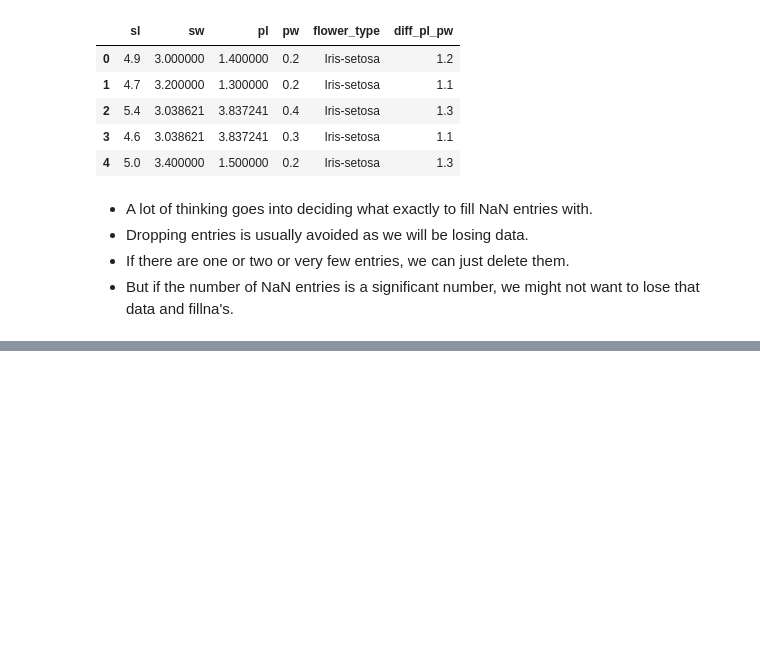
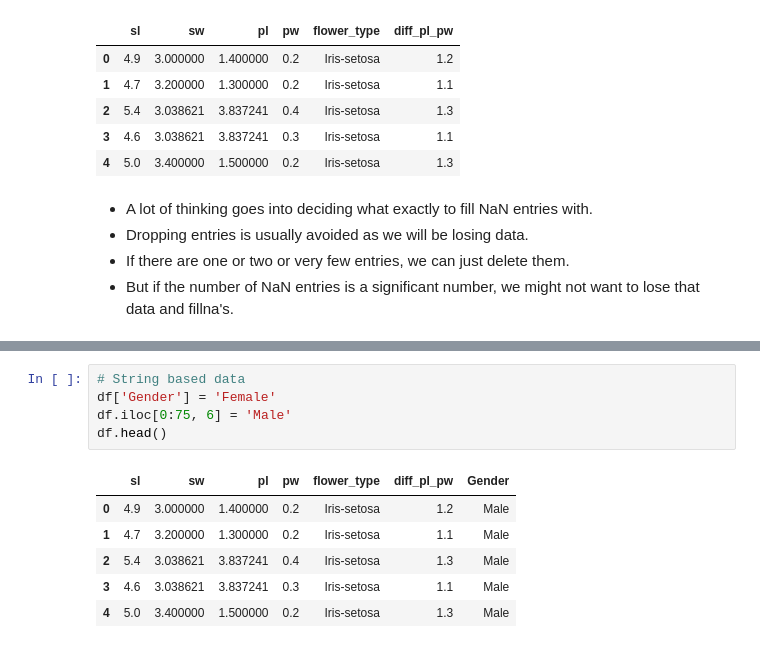
Before and after one commit to ColdTeapot/cn_ml, a Jupyter notebook: Pandas.ipynb, the cells around one changed output, grey strips where cells are left out. Saved outputs shown, nothing was run; the diff lists cells and outputs as text; blank space fills up the shorter version.

```diff
--- a/Pandas.ipynb
+++ b/Pandas.ipynb
@@ -756,0 +767,12 @@ df.head()
+# %%
+# String based data
+df['Gender'] = 'Female'
+df.iloc[0:75, 6] = 'Male'
+df.head()
+# %% [output]
+|  | sl | sw | pl | pw | flower_type | diff_pl_pw | Gender |
+| 0 | 4.9 | 3.000000 | 1.400000 | 0.2 | Iris-setosa | 1.2 | Male |
+| 1 | 4.7 | 3.200000 | 1.300000 | 0.2 | Iris-setosa | 1.1 | Male |
+| 2 | 5.4 | 3.038621 | 3.837241 | 0.4 | Iris-setosa | 1.3 | Male |
+| 3 | 4.6 | 3.038621 | 3.837241 | 0.3 | Iris-setosa | 1.1 | Male |
+| 4 | 5.0 | 3.400000 | 1.500000 | 0.2 | Iris-setosa | 1.3 | Male |
```
Also changed, not shown: parts of 5 cells of this notebook.
